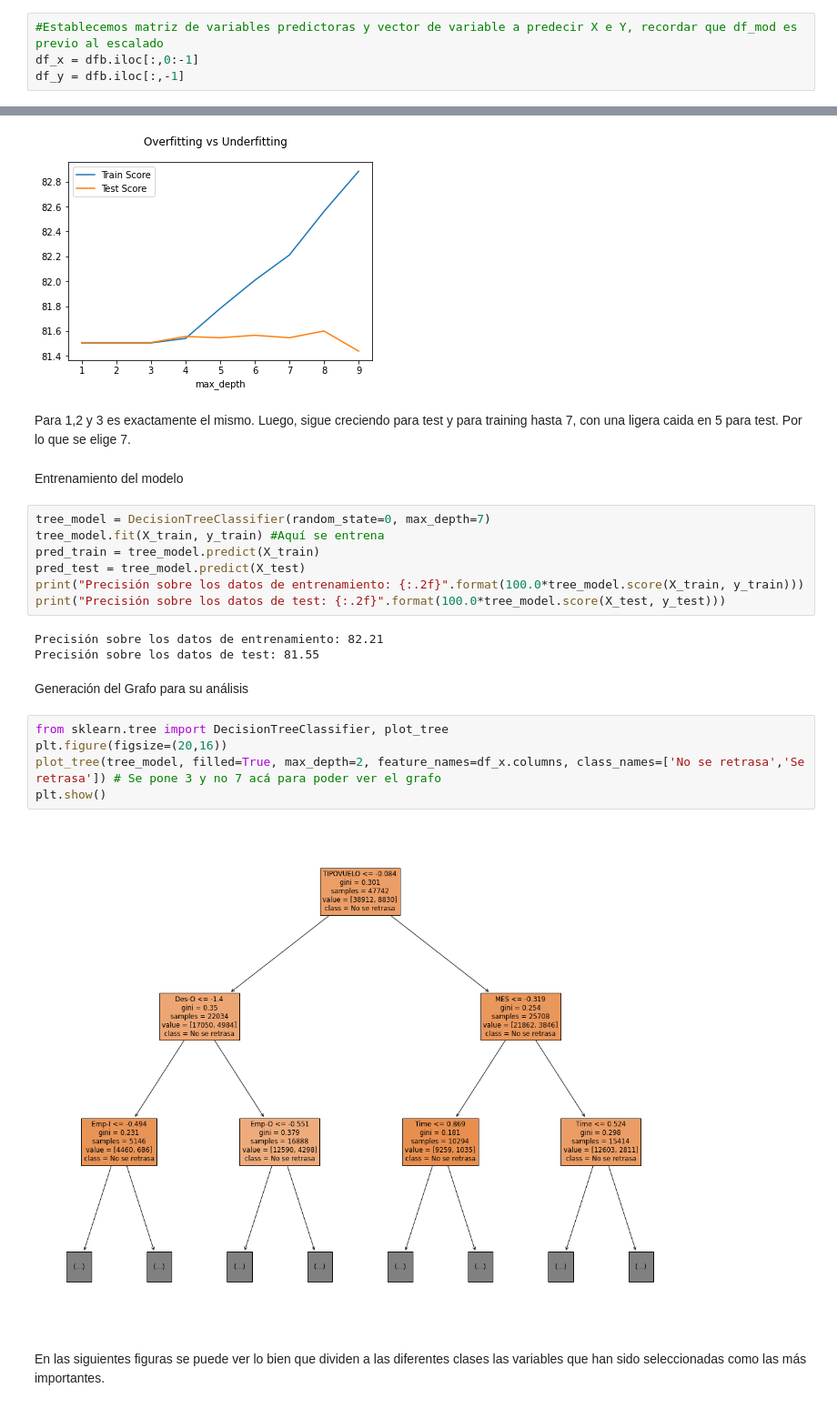
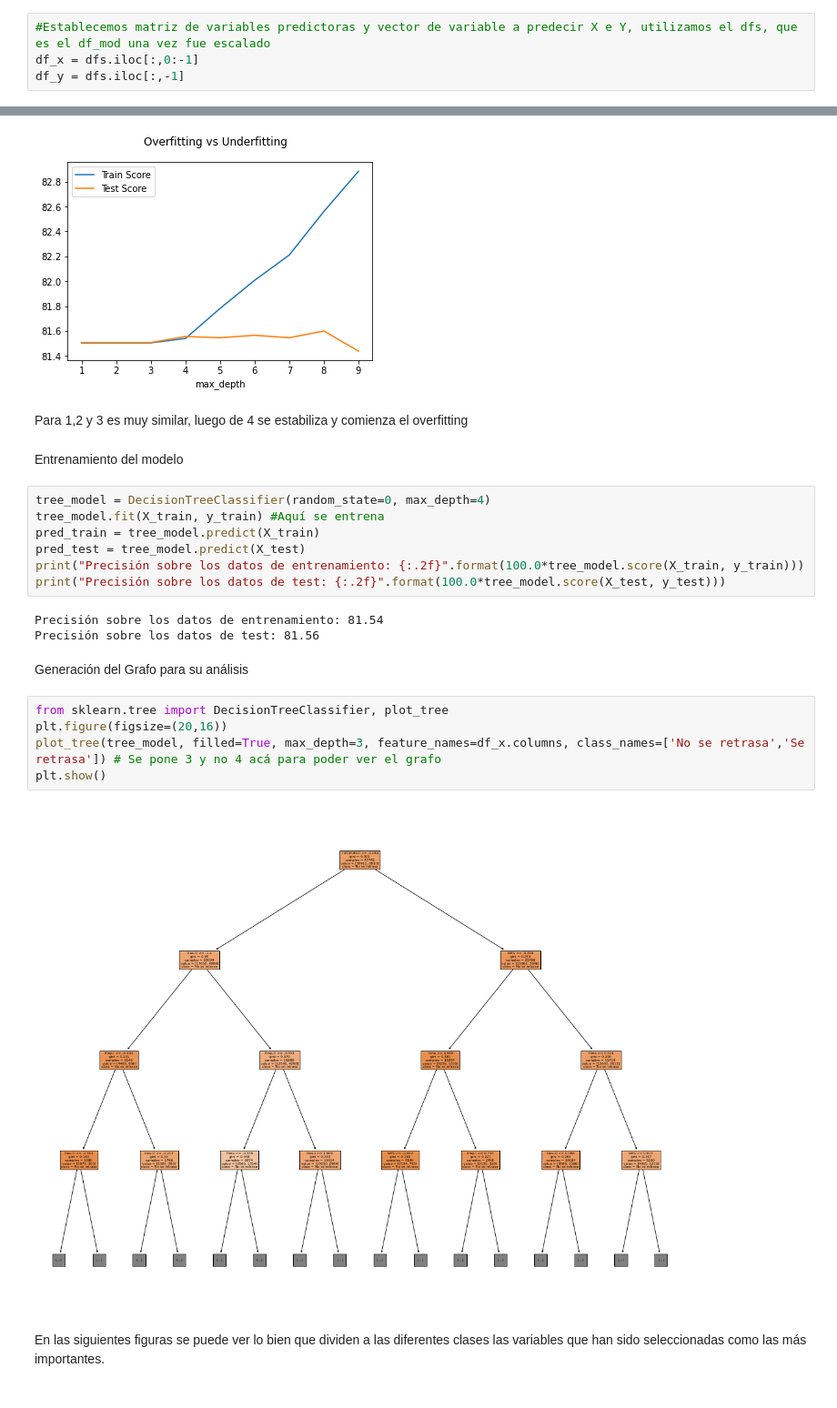
Before and after one commit to edofarias/Challenge-Data-Scientist, a Jupyter notebook: Solution.ipynb, the cells around one changed output, grey strips where cells are left out. Shown: that part at 91% size. Saved outputs shown, nothing was run; the diff lists cells and outputs as text.

```diff
--- a/Solution.ipynb
+++ b/Solution.ipynb
@@ -781,7 +799,7 @@ Modelo 2
 # %%
-#Establecemos matriz de variables predictoras y vector de variable a predecir X e Y, recordar que df_mod es previo al escalado
-df_x = dfb.iloc[:,0:-1]
-df_y = dfb.iloc[:,-1]
+#Establecemos matriz de variables predictoras y vector de variable a predecir X e Y, utilizamos el dfs, que es el df_mod una vez fue escalado
+df_x = dfs.iloc[:,0:-1]
+df_y = dfs.iloc[:,-1]
 # %%
 df_x
 # %% [output]
@@ -851,29 +869,29 @@ plt.legend()
 plt.show();
 # %% [output]
 [figure]
-# %% [markdown]
-Para 1,2 y 3 es exactamente el mismo. Luego, sigue creciendo para test y para training hasta 7, con una ligera caida en 5 para test. Por lo que se elige 7.
+# %% [markdown]
+Para 1,2 y 3 es muy similar, luego de 4 se estabiliza y comienza el overfitting
 # %% [markdown]
 Entrenamiento del modelo
 # %%
-tree_model = DecisionTreeClassifier(random_state=0, max_depth=7)
+tree_model = DecisionTreeClassifier(random_state=0, max_depth=4)
 tree_model.fit(X_train, y_train) #Aquí se entrena
 pred_train = tree_model.predict(X_train)
 pred_test = tree_model.predict(X_test)
 print("Precisión sobre los datos de entrenamiento: {:.2f}".format(100.0*tree_model.score(X_train, y_train)))
 print("Precisión sobre los datos de test: {:.2f}".format(100.0*tree_model.score(X_test, y_test)))
 # %% [output]
-Precisión sobre los datos de entrenamiento: 82.21
-Precisión sobre los datos de test: 81.55
+Precisión sobre los datos de entrenamiento: 81.54
+Precisión sobre los datos de test: 81.56
 # %% [markdown]
 Generación del Grafo para su análisis
 # %%
 from sklearn.tree import DecisionTreeClassifier, plot_tree
 plt.figure(figsize=(20,16))
-plot_tree(tree_model, filled=True, max_depth=2, feature_names=df_x.columns, class_names=['No se retrasa','Se retrasa']) # Se pone 3 y no 7 acá para poder ver el grafo
+plot_tree(tree_model, filled=True, max_depth=3, feature_names=df_x.columns, class_names=['No se retrasa','Se retrasa']) # Se pone 3 y no 4 acá para poder ver el grafo
 plt.show()
 # %% [output]
-[figure, old version]
+[figure, new version]
 # %% [markdown]
 En las siguientes figuras se puede ver lo bien que dividen a las diferentes clases las variables que han sido seleccionadas como las más importantes.
 # %% [markdown]
```
Also changed, not shown: parts of 25 cells of this notebook, 1 other file.
